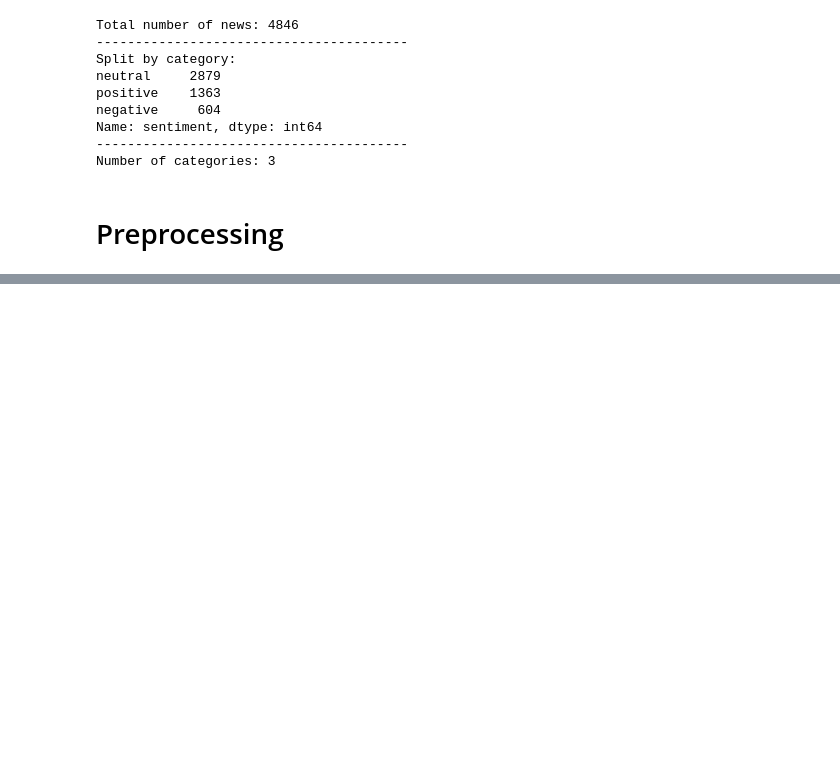
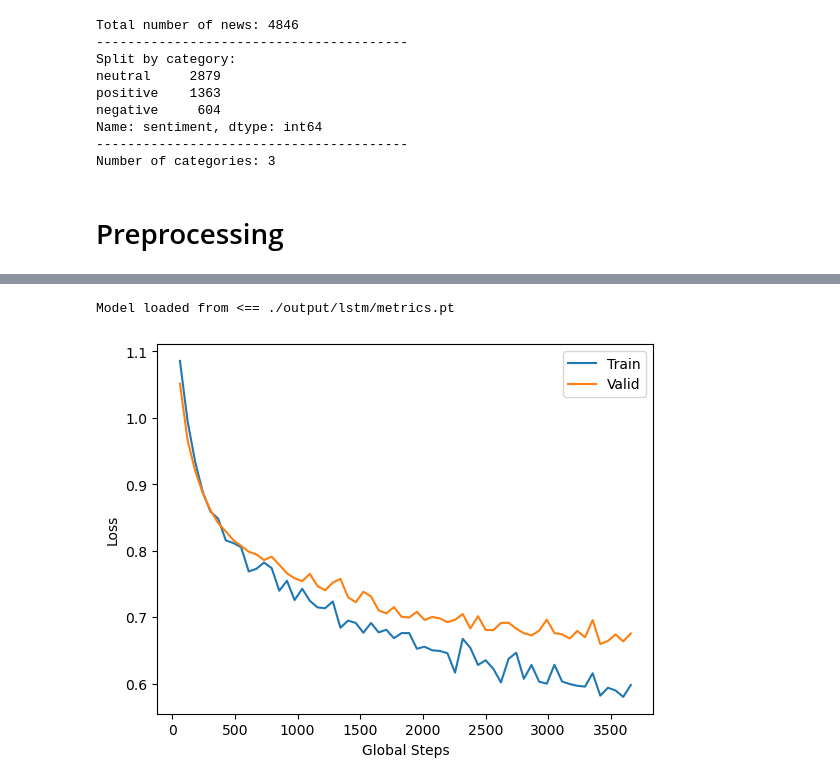
Before and after one commit to ivan-pua/ml-lib, a Jupyter notebook: nlp/text-classification/text_classification_lstm.ipynb, the cells around one changed output, grey strips where cells are left out. Cells and saved outputs as stored; diff of their text form; code cells hidden in the pictures; blank space fills up the shorter version.

```diff
--- a/nlp/text-classification/text_classification_lstm.ipynb
+++ b/nlp/text-classification/text_classification_lstm.ipynb
@@ -416,0 +426,13 @@ evaluate(best_model, valLoader)
+# %%
+destination_folder = "./output/lstm"
+
+train_loss_list, valid_loss_list, global_steps_list = load_metrics(destination_folder + '/metrics.pt')
+plt.plot(global_steps_list, train_loss_list, label='Train')
+plt.plot(global_steps_list, valid_loss_list, label='Valid')
+plt.xlabel('Global Steps')
+plt.ylabel('Loss')
+plt.legend()
+plt.show()
+# %% [output]
+Model loaded from <== ./output/lstm/metrics.pt
+[figure, added]
```
Also changed, not shown: parts of 34 cells of this notebook, 4 other files.
